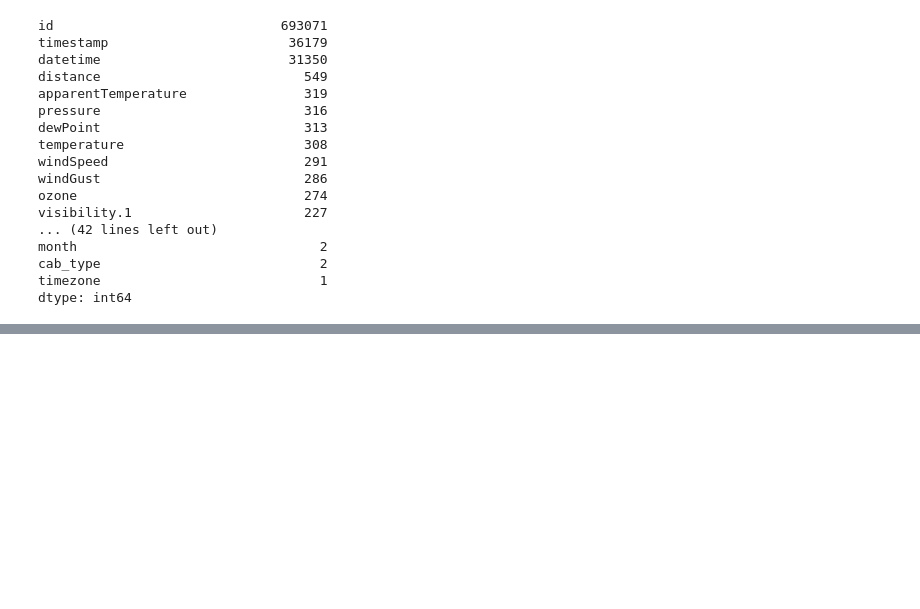
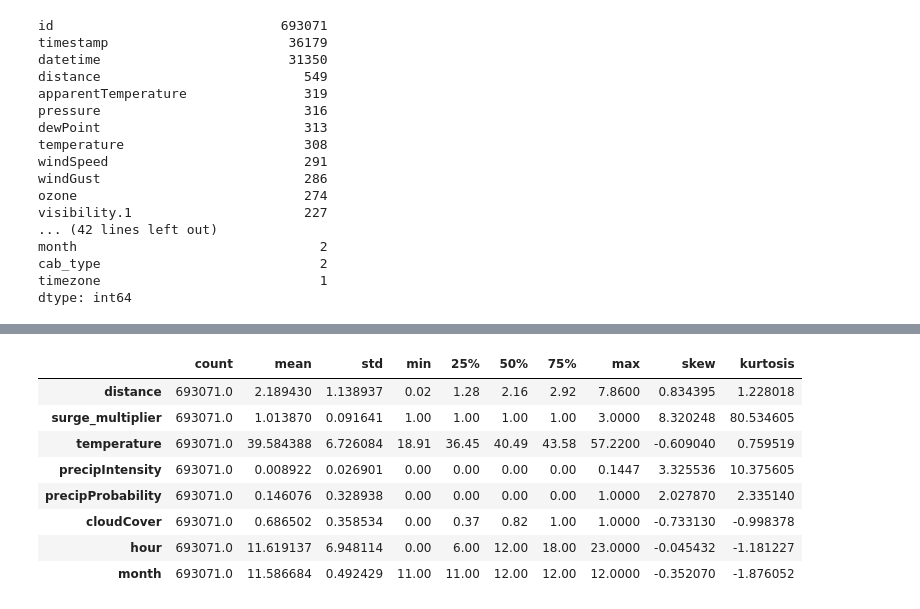
Before and after one commit to mollyhan19/APCOMP209_Final_Project, a Jupyter notebook: EDA.ipynb, the cells around one changed output, grey strips where cells are left out. Cells and saved outputs as stored; diff of their text form; code cells hidden in the pictures; blank space fills up the shorter version.

```diff
--- a/EDA.ipynb
+++ b/EDA.ipynb
@@ -204,0 +188,15 @@ dtype: int64
+# %%
+summary = df_num.describe().T
+summary['skew'] = df_num.skew()
+summary['kurtosis'] = df_num.kurtosis()
+summary
+# %% [output]
+|  | count | mean | std | min | 25% | 50% | 75% | max | skew | kurtosis |
+| distance | 693071.0 | 2.189430 | 1.138937 | 0.02 | 1.28 | 2.16 | 2.92 | 7.8600 | 0.834395 | 1.228018 |
+| surge_multiplier | 693071.0 | 1.013870 | 0.091641 | 1.00 | 1.00 | 1.00 | 1.00 | 3.0000 | 8.320248 | 80.534605 |
+| temperature | 693071.0 | 39.584388 | 6.726084 | 18.91 | 36.45 | 40.49 | 43.58 | 57.2200 | -0.609040 | 0.759519 |
+| precipIntensity | 693071.0 | 0.008922 | 0.026901 | 0.00 | 0.00 | 0.00 | 0.00 | 0.1447 | 3.325536 | 10.375605 |
+| precipProbability | 693071.0 | 0.146076 | 0.328938 | 0.00 | 0.00 | 0.00 | 0.00 | 1.0000 | 2.027870 | 2.335140 |
+| cloudCover | 693071.0 | 0.686502 | 0.358534 | 0.00 | 0.37 | 0.82 | 1.00 | 1.0000 | -0.733130 | -0.998378 |
+| hour | 693071.0 | 11.619137 | 6.948114 | 0.00 | 6.00 | 12.00 | 18.00 | 23.0000 | -0.045432 | -1.181227 |
+| month | 693071.0 | 11.586684 | 0.492429 | 11.00 | 11.00 | 12.00 | 12.00 | 12.0000 | -0.352070 | -1.876052 |
```
Also changed, not shown: parts of 7 cells of this notebook.
